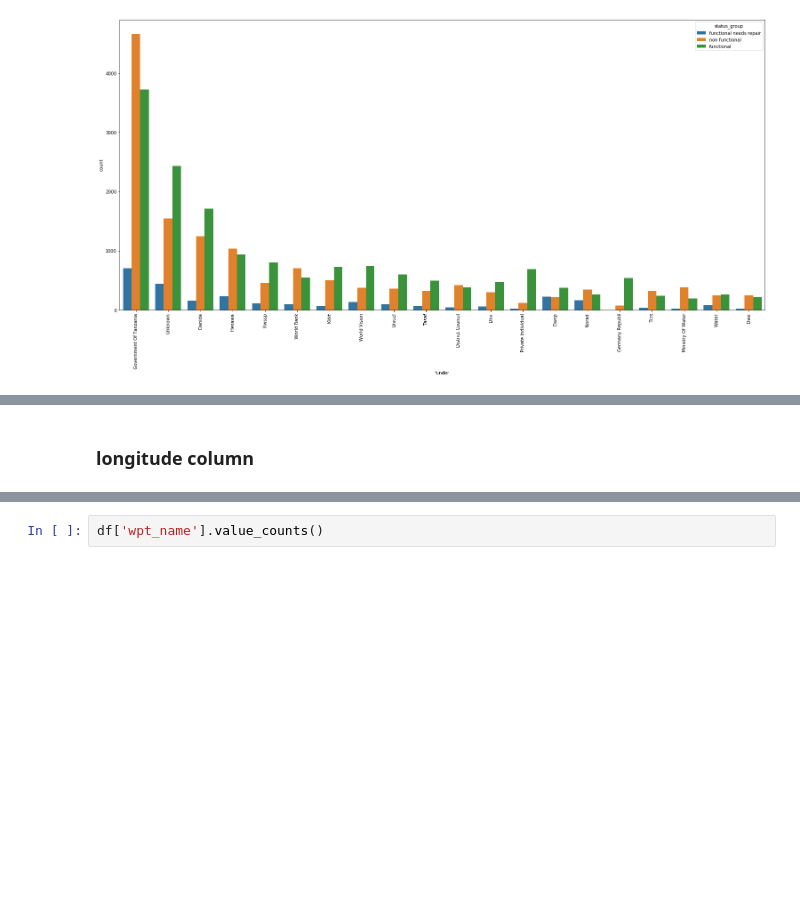
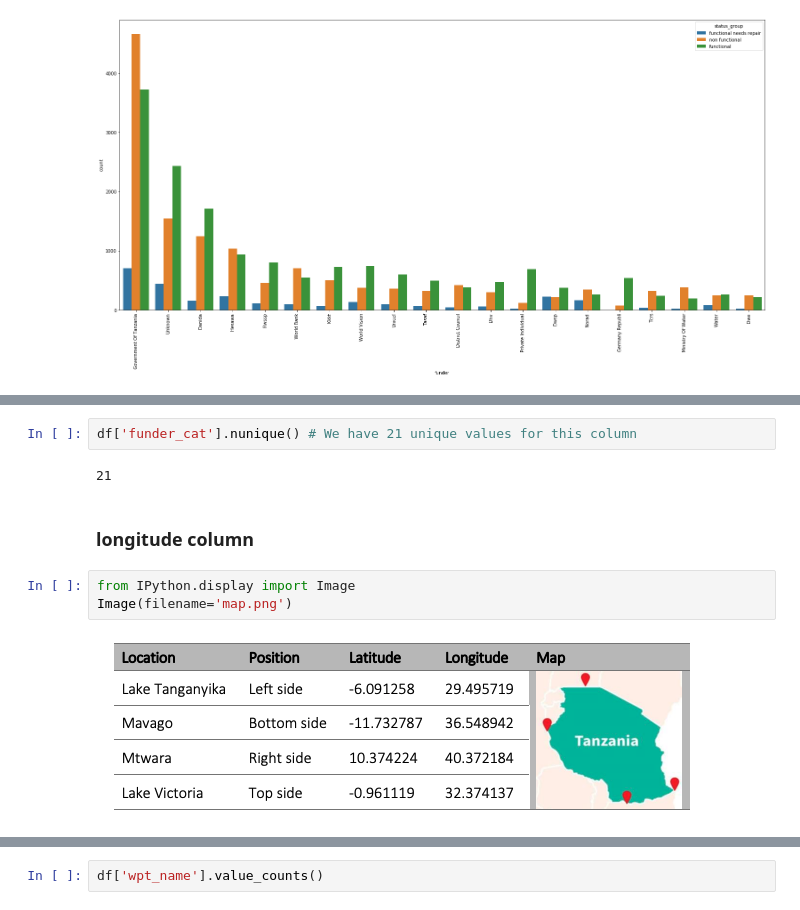
Before and after one commit to ezgigm/Project3_TanzanianWaterWell_Status_Prediction, a Jupyter notebook: STEP1_Cleaning_and_Exploring_Data.ipynb, the cells around one changed output, grey strips where cells are left out. Drawn from its saved outputs; the diff is of its cells as text; blank space fills up the shorter version.

```diff
--- a/STEP1_Cleaning_and_Exploring_Data.ipynb
+++ b/STEP1_Cleaning_and_Exploring_Data.ipynb
@@ -754,2 +820,11 @@ ax.set_xticklabels(ax.get_xticklabels(),rotation=90)
+# %%
+df['funder_cat'].nunique() # We have 21 unique values for this column
+# %% [output]
+21
 # %% [markdown]
 ### longitude column
+# %%
+from IPython.display import Image
+Image(filename='map.png')
+# %% [output]
+[figure, added]
```
Also changed, not shown: parts of 98 cells of this notebook.
